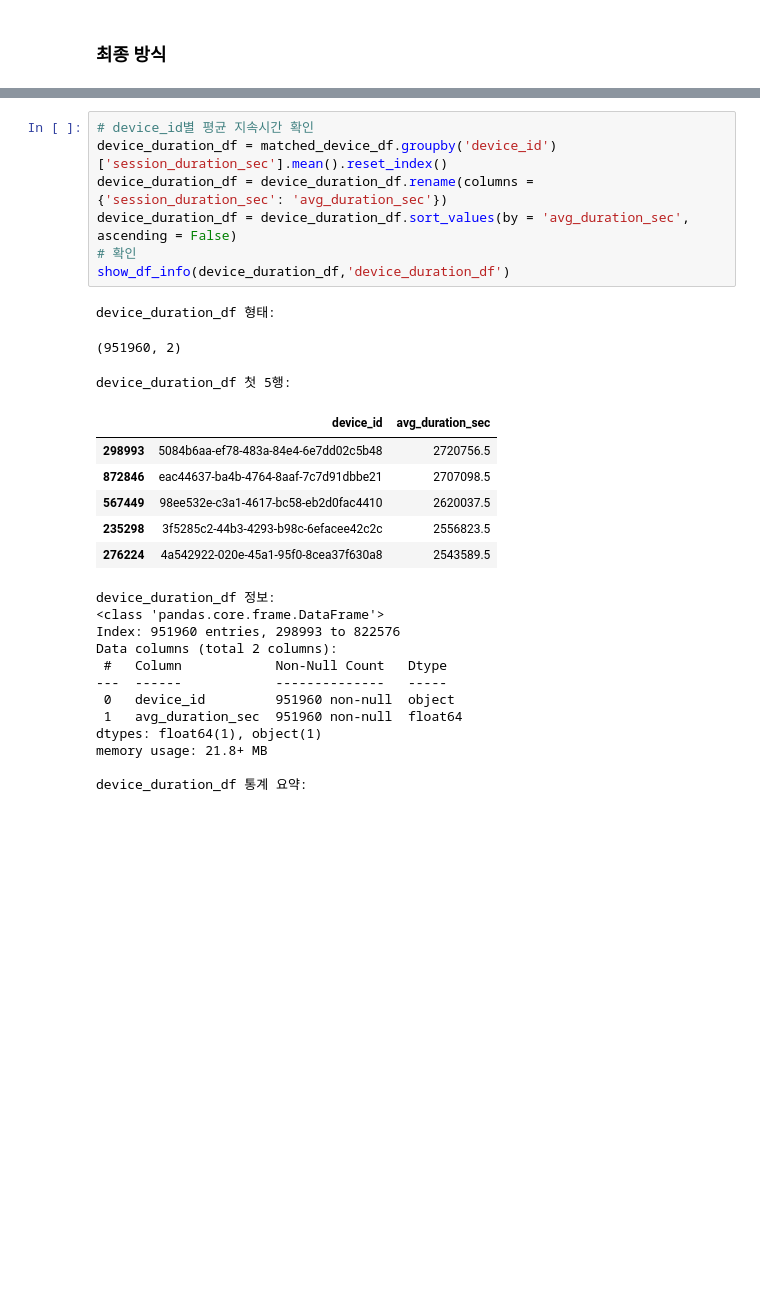
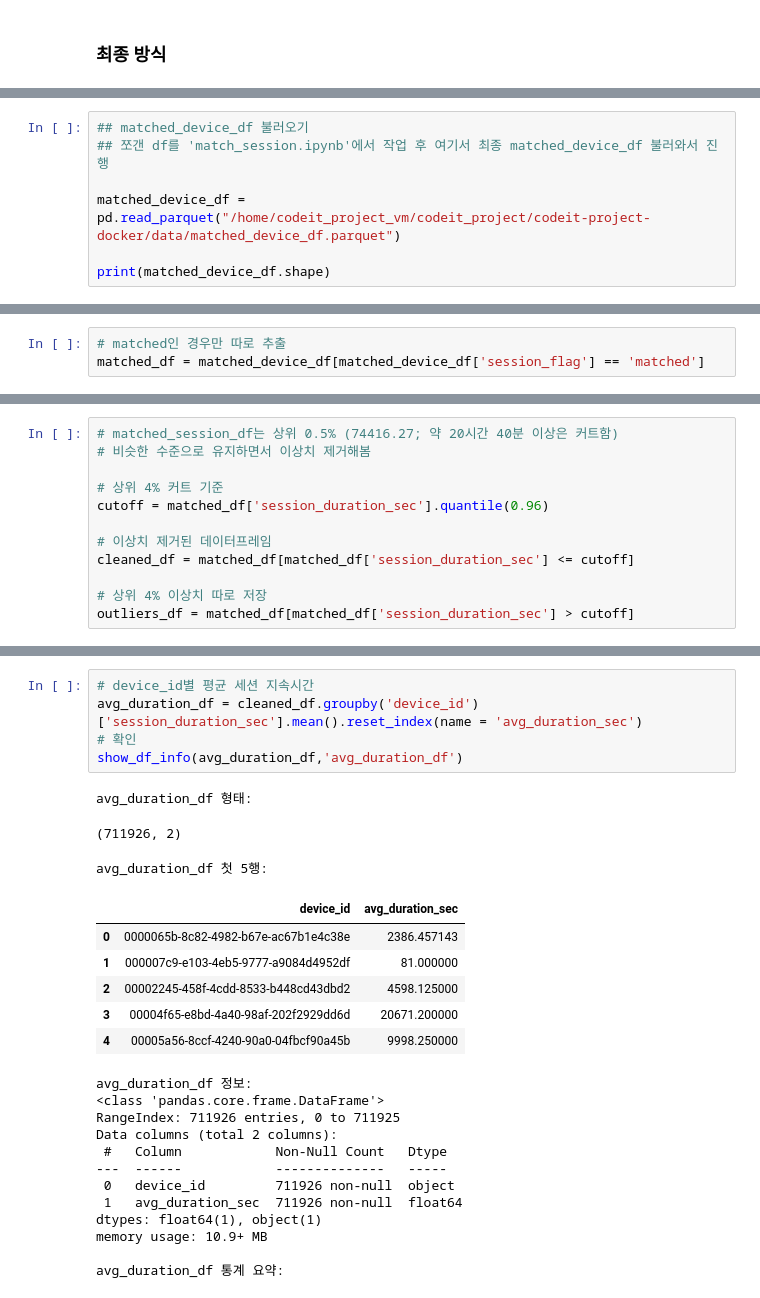
Before and after one commit to seung127/codeit_project, a Jupyter notebook: codeit-project-docker/notebooks/eda_events.ipynb, the cells around one changed output, grey strips where cells are left out. Cells and saved outputs as stored; diff of their text form; blank space fills up the shorter version.

Commit message:
device_duration_session_match_cnt

```diff
--- a/codeit-project-docker/notebooks/eda_events.ipynb
+++ b/codeit-project-docker/notebooks/eda_events.ipynb
@@ -1201,0 +1293,7 @@ KeyboardInterrupt:
+# %%
+## matched_device_df 불러오기
+## 쪼갠 df를 'match_session.ipynb'에서 작업 후 여기서 최종 matched_device_df 불러와서 진행
+
+matched_device_df = pd.read_parquet("/home/codeit_project_vm/codeit_project/codeit-project-docker/data/matched_device_df.parquet")
+
+print(matched_device_df.shape)
@@ -1406,0 +1425,3 @@ matched_device_df[matched_device_df['session_flag'] == 'end_only'].head(10)
+# %%
+# matched인 경우만 따로 추출
+matched_df = matched_device_df[matched_device_df['session_flag'] == 'matched']
@@ -1406,0 +1540,12 @@ matched_device_df[matched_device_df['session_flag'] == 'end_only'].head(10)
+# %%
+# matched_session_df는 상위 0.5% (74416.27; 약 20시간 40분 이상은 커트함)
+# 비슷한 수준으로 유지하면서 이상치 제거해봄
+
+# 상위 4% 커트 기준
+cutoff = matched_df['session_duration_sec'].quantile(0.96)
+
+# 이상치 제거된 데이터프레임
+cleaned_df = matched_df[matched_df['session_duration_sec'] <= cutoff]
+
+# 상위 4% 이상치 따로 저장
+outliers_df = matched_df[matched_df['session_duration_sec'] > cutoff]
@@ -1407,30 +1571,28 @@ matched_device_df[matched_device_df['session_flag'] == 'end_only'].head(10)
 # %%
-# device_id별 평균 지속시간 확인
-device_duration_df = matched_device_df.groupby('device_id')['session_duration_sec'].mean().reset_index()
-device_duration_df = device_duration_df.rename(columns = {'session_duration_sec': 'avg_duration_sec'})
-device_duration_df = device_duration_df.sort_values(by = 'avg_duration_sec', ascending = False)
+# device_id별 평균 세션 지속시간
+avg_duration_df = cleaned_df.groupby('device_id')['session_duration_sec'].mean().reset_index(name = 'avg_duration_sec')
 # 확인
-show_df_info(device_duration_df,'device_duration_df')
+show_df_info(avg_duration_df,'avg_duration_df')
 # %% [output]
-device_duration_df 형태:
+avg_duration_df 형태:
-(951960, 2)
+(711926, 2)
-device_duration_df 첫 5행:
+avg_duration_df 첫 5행:
 |  | device_id | avg_duration_sec |
-| 298993 | 5084b6aa-ef78-483a-84e4-6e7dd02c5b48 | 2720756.5 |
-| 872846 | eac44637-ba4b-4764-8aaf-7c7d91dbbe21 | 2707098.5 |
-| 567449 | 98ee532e-c3a1-4617-bc58-eb2d0fac4410 | 2620037.5 |
-| 235298 | 3f5285c2-44b3-4293-b98c-6efacee42c2c | 2556823.5 |
-| 276224 | 4a542922-020e-45a1-95f0-8cea37f630a8 | 2543589.5 |
+| 0 | 0000065b-8c82-4982-b67e-ac67b1e4c38e | 2386.457143 |
+| 1 | 000007c9-e103-4eb5-9777-a9084d4952df | 81.000000 |
+| 2 | 00002245-458f-4cdd-8533-b448cd43dbd2 | 4598.125000 |
+| 3 | 00004f65-e8bd-4a40-98af-202f2929dd6d | 20671.200000 |
+| 4 | 00005a56-8ccf-4240-90a0-04fbcf90a45b | 9998.250000 |
-device_duration_df 정보:
+avg_duration_df 정보:
 <class 'pandas.core.frame.DataFrame'>
-Index: 951960 entries, 298993 to 822576
+RangeIndex: 711926 entries, 0 to 711925
 Data columns (total 2 columns):
  #   Column            Non-Null Count   Dtype
 ---  ------            --------------   -----
- 0   device_id         951960 non-null  object
- 1   avg_duration_sec  951960 non-null  float64
+ 0   device_id         711926 non-null  object
+ 1   avg_duration_sec  711926 non-null  float64
 dtypes: float64(1), object(1)
-memory usage: 21.8+ MB
+memory usage: 10.9+ MB
 
-device_duration_df 통계 요약:
+avg_duration_df 통계 요약:
 |  | avg_duration_sec |
```
Also changed, not shown: parts of 49 cells of this notebook.
